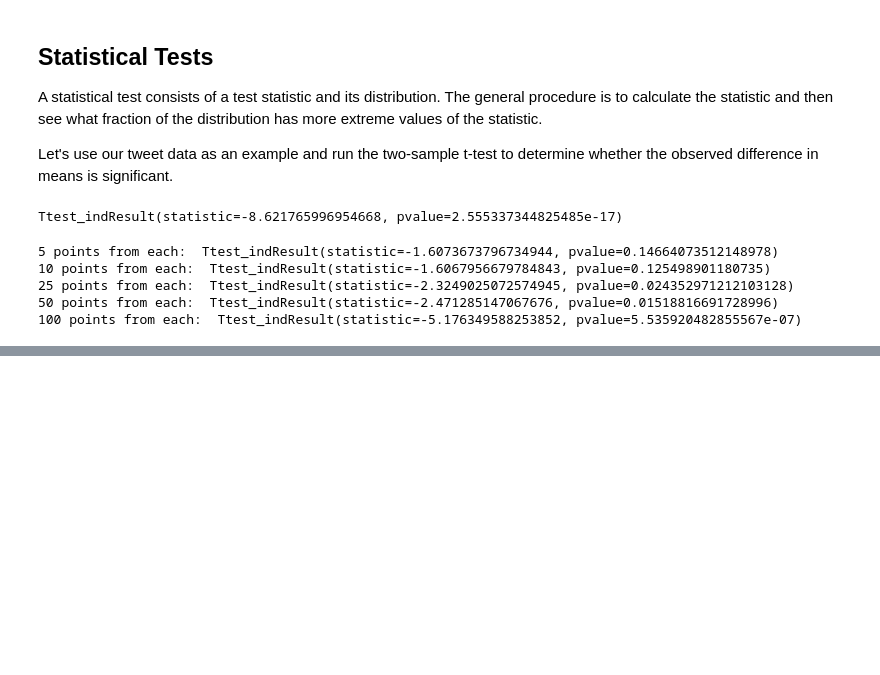
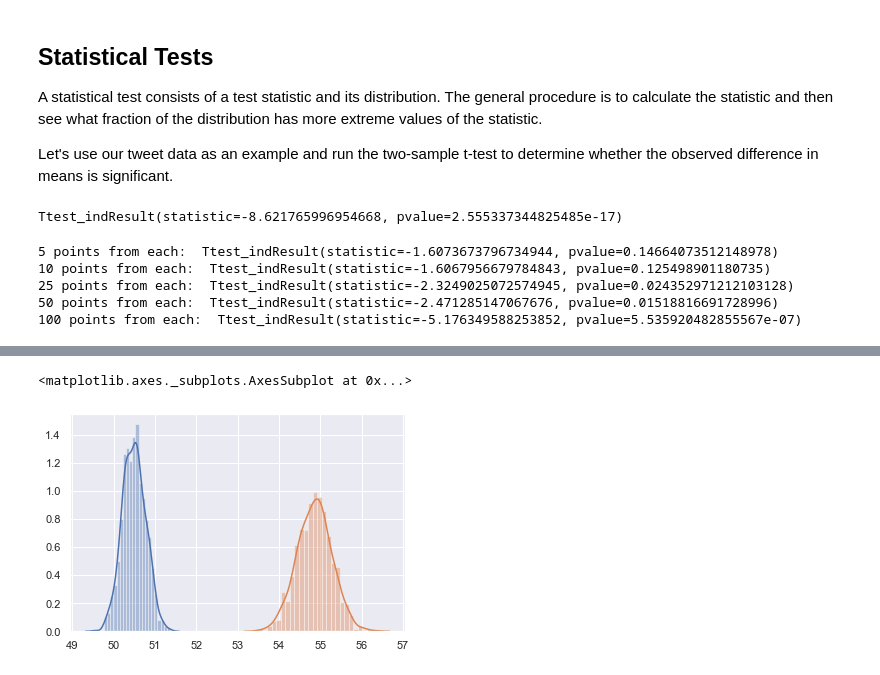
Before and after one commit to zirmite/odsc-2022-statistics, a Jupyter notebook: notebooks/Lesson 2.ipynb, the cells around one changed output, grey strips where cells are left out. Drawn from its saved outputs; the diff is of its cells as text; code cells hidden in the pictures; blank space fills up the shorter version.

```diff
--- a/notebooks/Lesson 2.ipynb
+++ b/notebooks/Lesson 2.ipynb
@@ -23,6 +23,7 @@ tweet_counts = tweets_data(mean=50, seed=484)
 sample_mean = tweet_counts.mean()
 bins = np.linspace(0.5*sample_mean, 1.5*sample_mean, 25)
 weekend_msk = tweet_counts.index.map(lambda x: x.dayofweek in (5,6)).values
+weekday_msk = tweet_counts.index.map(lambda x: x.dayofweek not in (5,6)).values
 twoday_msk = tweet_counts.index.map(lambda x: x.dayofweek in (2,3)).values
 ax = sns.distplot(
     tweet_counts,
@@ -130,0 +107,21 @@ df.T.corr()
+# %%
+def mean_bootstrap(data):
+    return data.sample(frac=1.0, replace=True).mean()
+# %%
+n_bootstraps = 1000
+
+n_weekday = weekday_msk.sum()
+weekday_means = np.zeros(n_bootstraps)
+for i in range(n_bootstraps):
+    weekday_means[i] = mean_bootstrap(tweet_counts[weekday_msk])
+
+n_weekend = weekend_msk.sum()
+weekend_means = np.zeros(n_bootstraps)
+for i in range(n_bootstraps):
+    weekend_means[i] = mean_bootstrap(tweet_counts[weekend_msk])
+# %%
+sns.distplot(weekday_means)
+sns.distplot(weekend_means)
+# %% [output]
+<matplotlib.axes._subplots.AxesSubplot at 0x...>
+[figure, added]
```
Also changed, not shown: parts of 7 cells of this notebook, 6 other files.
